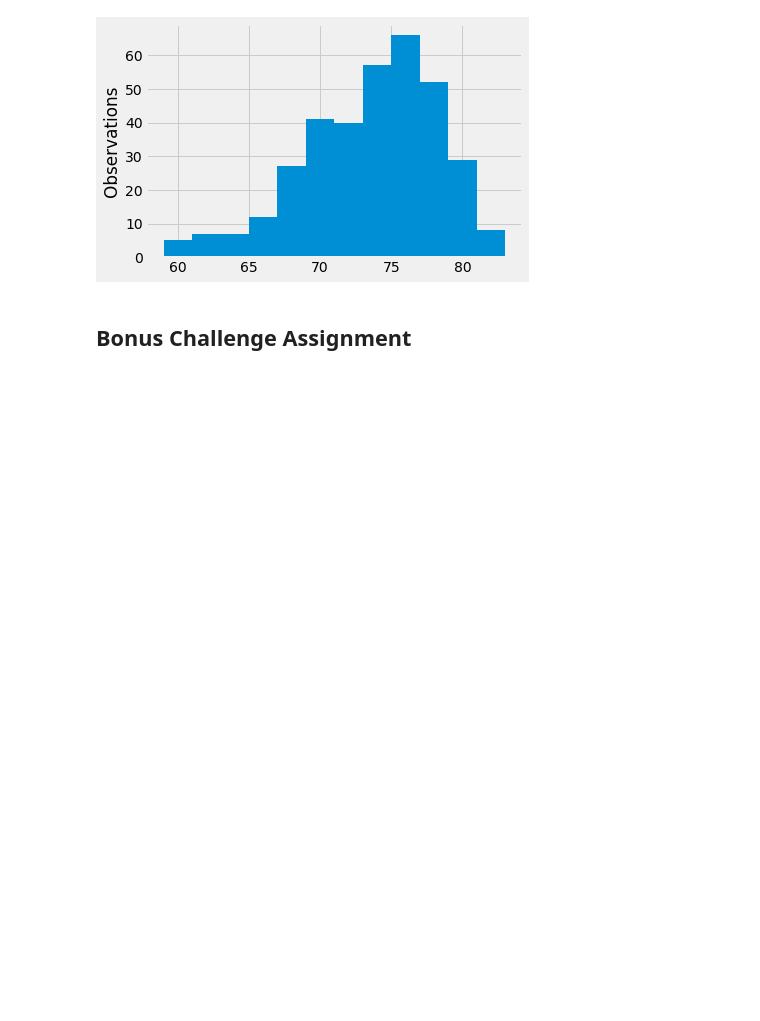
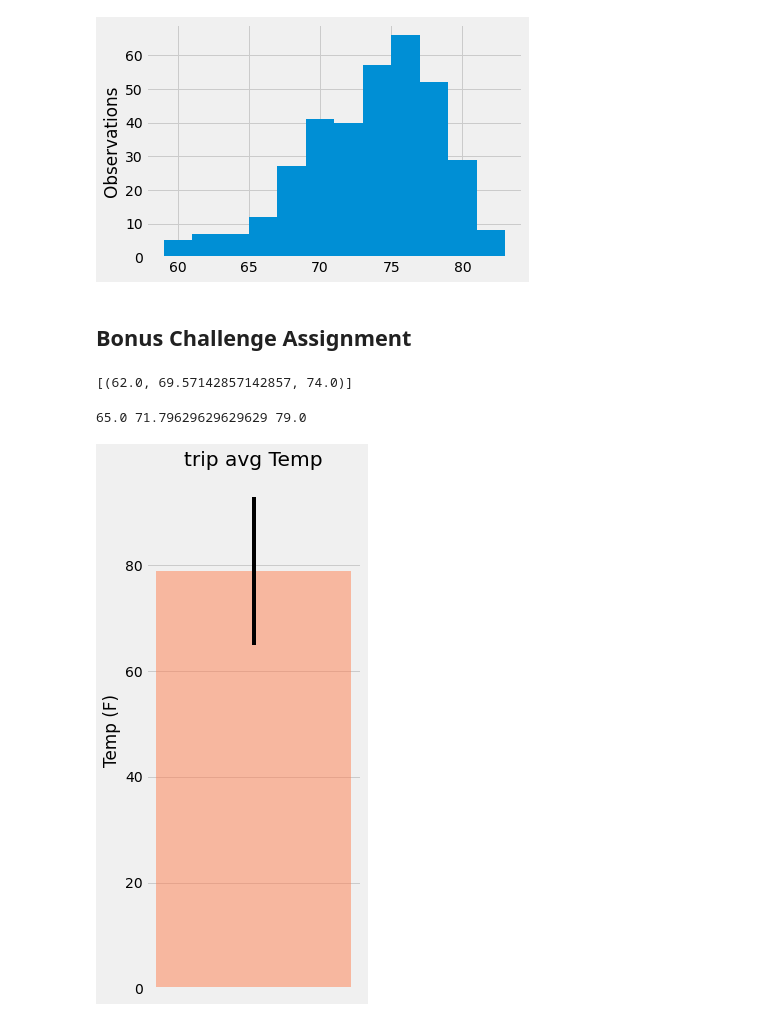
Before and after one commit to Joelcox518/sqlalchemy-challenge, a Jupyter notebook: climate_starter.ipynb, the cells around one changed output. Saved outputs shown, nothing was run; the diff lists cells and outputs as text; code cells hidden in the pictures; blank space fills up the shorter version.

```diff
--- a/climate_starter.ipynb
+++ b/climate_starter.ipynb
@@ -178,19 +182,33 @@ def calc_temps(start_date, end_date):
         TMIN, TAVE, and TMAX
     """
 
-    return session.query(func.min(Measurement.tobs), func.avg(Measurement.tobs), func.max(Measurement.tobs)).\
-        filter(Measurement.date >= start_date).filter(Measurement.date <= end_date).all()
+    return session.query(func.min(measurement.tobs), func.avg(measurement.tobs), func.max(measurement.tobs)).\
+        filter(measurement.date >= start_date).filter(measurement.date <= end_date).all()
 
 # function usage example
 print(calc_temps('2012-02-28', '2012-03-05'))
+# %% [output]
+[(62.0, 69.57142857142857, 74.0)]
 # %%
 # Use your previous function `calc_temps` to calculate the tmin, tavg, and tmax
 # for your trip using the previous year's data for those same dates.
+min_temp, avg_temp, max_temp= calc_temps('2017-02-14', '2017-02-22')[0]
+print(min_temp, avg_temp, max_temp)
+# %% [output]
+65.0 71.79629629629629 79.0
 # %%
 # Plot the results from your previous query as a bar chart.
 # Use "Trip Avg Temp" as your Title
 # Use the average temperature for the y value
 # Use the peak-to-peak (tmax-tmin) value as the y error bar (yerr)
+yerr= max_temp- min_temp
+fig,ax= plt.subplots(figsize=plt.figaspect(2.))
+bar= ax.bar(1,max_temp, yerr=yerr, align= "center", alpha= .5, color= "coral")
+ax.set(xticks= range(1), title= "trip avg Temp", ylabel= "Temp (F)")
+plt.savefig("images/vacationtemp.jpeg")
+fig.tight_layout()
+# %% [output]
+[figure, added]
 # %%
 # Calculate the total amount of rainfall per weather station for your trip dates using the previous year's matching dates.
 # Sort this in descending order by precipitation amount and list the station, name, latitude, longitude, and elevation
```
Also changed, not shown: parts of 7 cells of this notebook, 3 other files.
